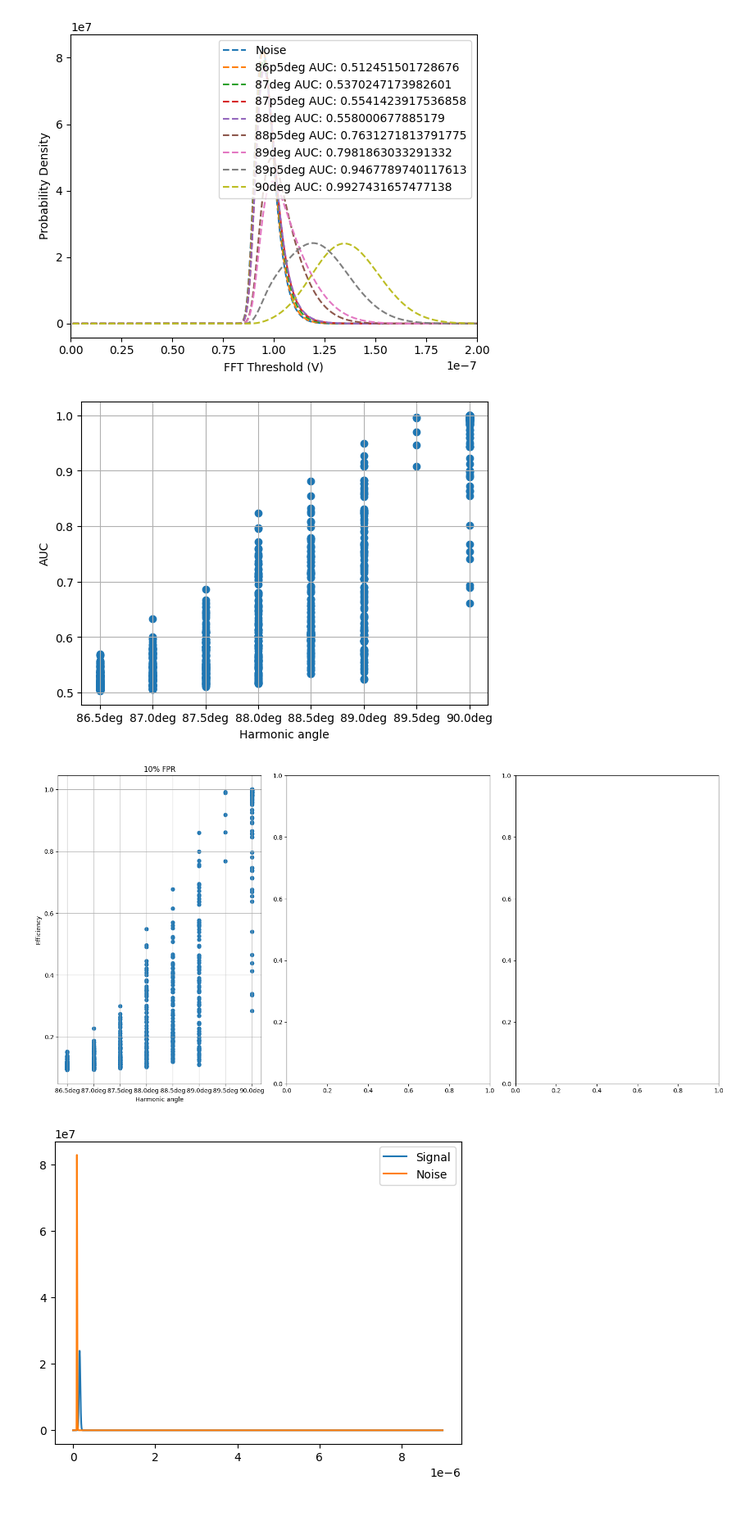
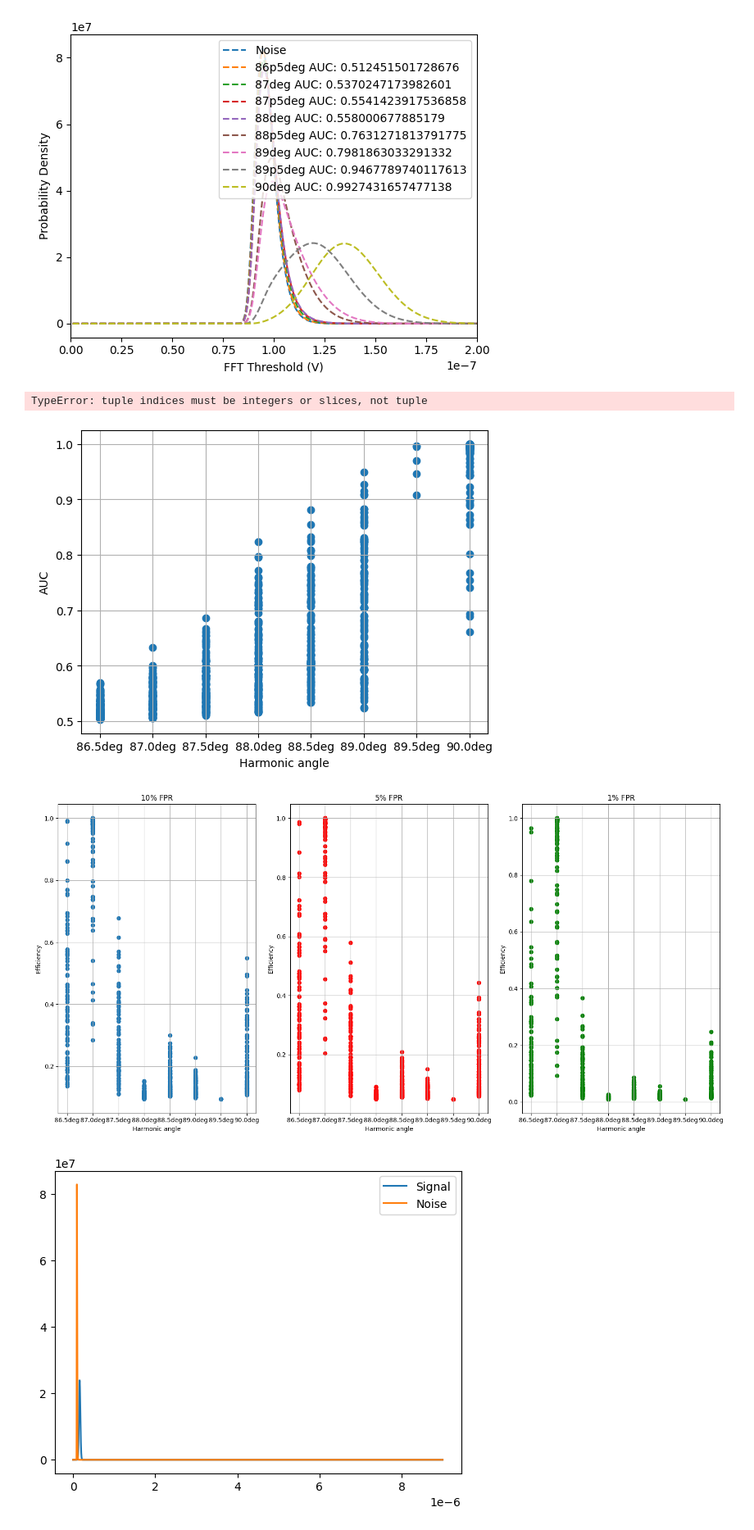
Before and after one commit to QTNM/PowerCutStats, a Jupyter notebook: examples/ROC.ipynb, the cells around one changed output. Shown: that part at 82% size. Cells and saved outputs as stored; diff of their text form; code cells hidden in the pictures.

Commit message:
Add: Further work on ROC plots, events_info rejigging and downmixing validation

```diff
--- a/examples/ROC.ipynb
+++ b/examples/ROC.ipynb
@@ -218,8 +218,30 @@ plt.savefig('harmonic_dists.png')
 plt.show(  )
 # %% [output]
 [figure]
+# %%
+path_to_all = '../../../../Desktop/v2/Harmonic/*/*.h5'
+
+file_list = glob.glob(path_to_all)
+
+angles = []
+
+for file_ in file_list:
+
+    angle = file_.split('/')[-2]
+    angles.append(angle)
+
+zip_list = sorted(zip(file_list, angles))
+
+file_list, angles = zip(*zip_list)
+
+inds = np.where(np.array(angles) == '90.0deg')
+
+files_90 = file_list[inds]
+
+print(files_90)
+# %% [output]
+TypeError: tuple indices must be integers or slices, not tuple
 # %%
-path_to_all = '../../../../Desktop/v2/Harmonic/*/*.h5'
 
 degrees = []
 aucs = []
@@ -242,65 +264,70 @@ for i, filename in enumerate(glob.glob(path_to_all)):
     eff = tpr[ind]
     efficiencies10.append(eff)
 
-    # ind = np.where(fpr < 0.05)[0][0]
-    # eff = tpr[ind]
-    # efficiencies5.append(eff)
+    ind = np.where(fpr < 0.05)[0][0]
+    eff = tpr[ind]
+    efficiencies5.append(eff)
 
-    # ind = np.where(fpr < 0.01)[0][0]
-    # eff = tpr[ind]
-    # efficiencies1.append(eff)
+    ind = np.where(fpr < 0.01)[0][0]
+    eff = tpr[ind]
+    efficiencies1.append(eff)
 
     degrees.append(filename.split('/')[-2])
     aucs.append(auc)
 # %%
-sorted_data = sorted(zip(degrees, aucs, efficiencies10)) #, efficiencies5, efficiencies1))
-# sorted_degrees, sorted_aucs, efficiencies10, efficiencies5, efficiencies1 = zip(*sorted_data)
-
-sorted_degrees, sorted_aucs, efficiencies10 = zip(*sorted_data)
+sorted_data = sorted(zip(degrees, aucs, efficiencies10, efficiencies5, efficiencies1))
+sorted_degrees, sorted_aucs, efficiencies10, efficiencies5, efficiencies1 = zip(*sorted_data)
 
 # sorted_degrees, sorted_aucs, efficiencies10 = zip(*sorted_data)
 
+# sorted_degrees, sorted_aucs, efficiencies10 = zip(*sorted_data)
 
 plt.scatter(sorted_degrees, sorted_aucs)
 plt.xlabel('Harmonic angle')
 plt.ylabel('AUC')
 plt.grid(True)
+
+plt.savefig('../figures/harmonic_auc.png')
+
 plt.show()
 
 fig, axs = plt.subplots(1, 3, figsize=(16, 8))
 
 axs[0].scatter(sorted_degrees, efficiencies10)
 axs[0].set_xlabel('Harmonic angle')
 axs[0].set_ylabel('Efficiency')
 axs[0].set_title('10$\%$ FPR')
 axs[0].grid(True)
 
-# axs[1].scatter(sorted_degrees, efficiencies5, color='red')
-# axs[1].set_xlabel('Harmonic angle')
-# axs[1].set_ylabel('Efficiency')
-# axs[1].set_title('5$\%$ FPR')
-# axs[1].grid(True)
+axs[1].scatter(sorted_degrees, efficiencies5, color='red')
+axs[1].set_xlabel('Harmonic angle')
+axs[1].set_ylabel('Efficiency')
+axs[1].set_title('5$\%$ FPR')
+axs[1].grid(True)
 
-# axs[2].scatter(sorted_degrees, efficiencies1, color='green')
-# axs[2].set_xlabel('Harmonic angle')
-# axs[2].set_ylabel('Efficiency')
-# axs[2].set_title('1$\%$ FPR')
-# axs[2].grid(True)
+axs[2].scatter(sorted_degrees, efficiencies1, color='green')
+axs[2].set_xlabel('Harmonic angle')
+axs[2].set_ylabel('Efficiency')
+axs[2].set_title('1$\%$ FPR')
+axs[2].grid(True)
 
 plt.tight_layout()
+
+plt.savefig('../figures/harmonic_efficiencies.png')
+
 plt.show()
 
 # plt.scatter(sorted_degrees, efficiencies10, label='10$\%$ FPR')
 # plt.scatter(sorted_degrees, efficiencies5, label='5$\%$ FPR')
 # plt.scatter(sorted_degrees, efficiencies1, label='1$\%$ FPR')
 # plt.xlabel('Harmonic angle')
 # plt.ylabel('Efficiency')
 # plt.legend()
 # plt.grid(True)
 # plt.show()
 # %% [output]
 [figure]
-[figure, old version]
+[figure, new version]
 # %%
 listoffiles = glob.glob(path_to_all)
 test = listoffiles[348]
```
Also changed, not shown: 15 other files.
